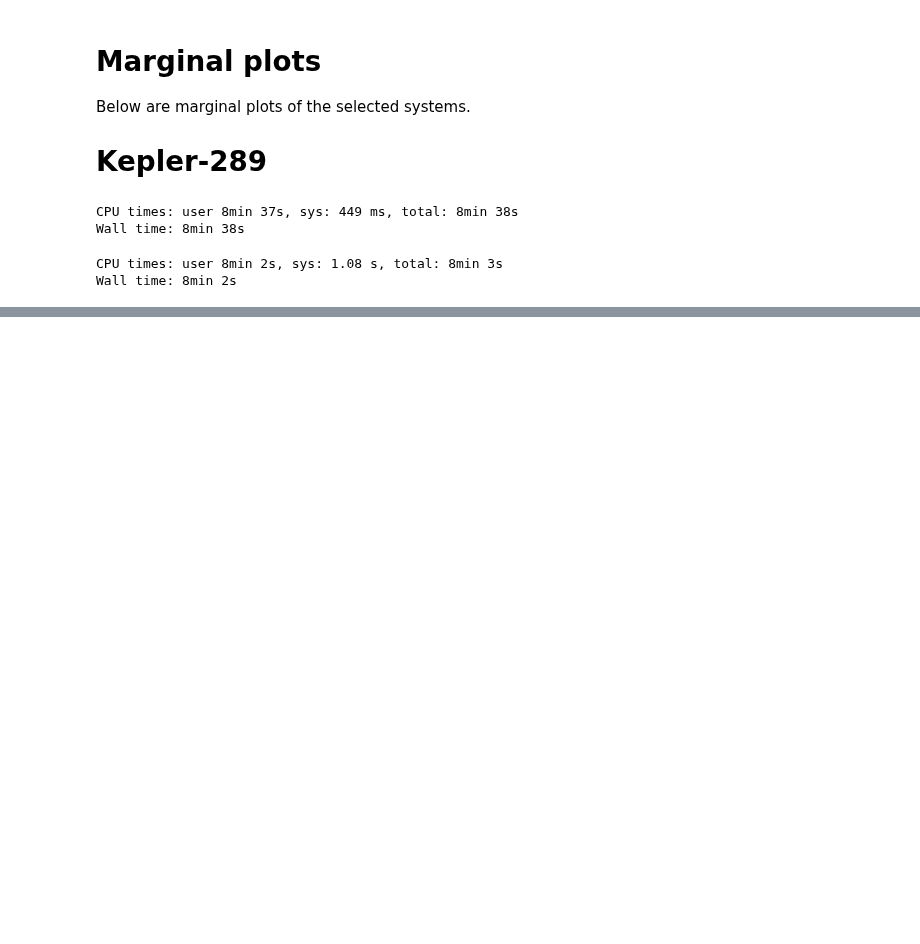
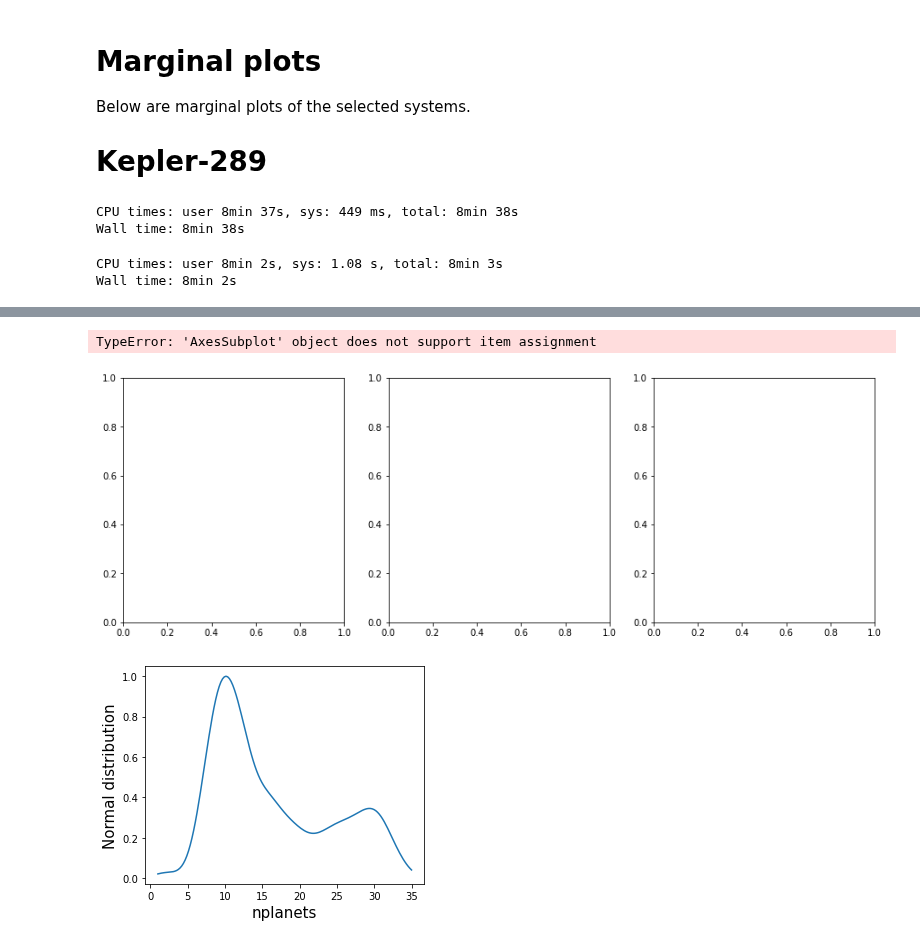
Before and after one commit to fjbautistas/kde_example, a Jupyter notebook: Marginal_Distributions.ipynb, the cells around one changed output, grey strips where cells are left out. Saved outputs shown, nothing was run; the diff lists cells and outputs as text; code cells hidden in the pictures; blank space fills up the shorter version.

```diff
--- a/Marginal_Distributions.ipynb
+++ b/Marginal_Distributions.ipynb
@@ -389,8 +389,8 @@ def m_plot(like_z, marginal_z, name):
     fig, ax = plt.subplots(1, 1, figsize=(5,4))
     lat = 15
     ax.plot(like_z, marginal_z/marginal_z.max(), label = str(name)+"distribution")
-    ax.xlabel(str(name), fontsize=lat)
-    ax.ylabel("Distribution", fontsize=lat)
+    ax.set_xlabel(str(name), fontsize=lat)
+    ax.set_ylabel("Normal distribution", fontsize=lat)
 # %% [markdown]
 # Marginal plots
 
@@ -457,0 +458,7 @@ ax[1].legend()
+# %%
+fig, ax = plt.subplots(1, 3, figsize=(15,5))
+ax[0][0] = m_plot(liken_1.real_interval[2], m1.marginal/m1.marginal.max(), "nplanets")
+# %% [output]
+TypeError: 'AxesSubplot' object does not support item assignment
+[figure, added]
+[figure, added]
```
Also changed, not shown: parts of 4 cells of this notebook.
